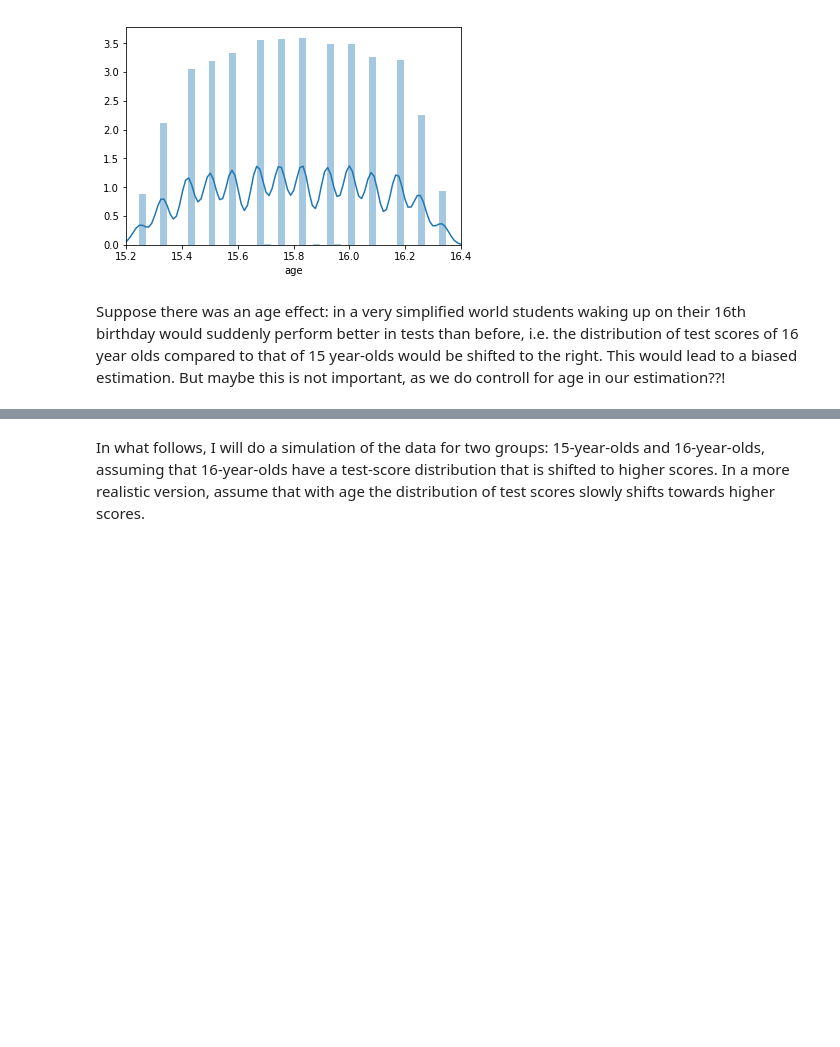
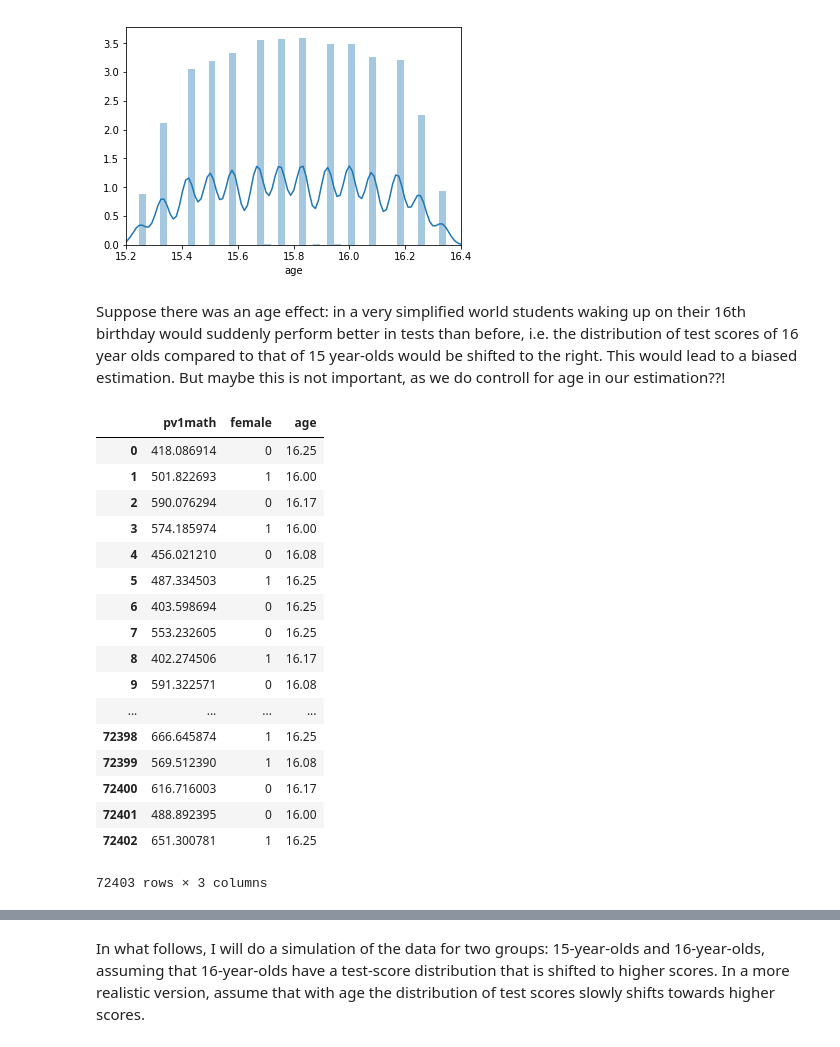
Before and after one commit to MVBrinker/student-project-ELJust, a Jupyter notebook: Woessmann_School_System.ipynb, the cells around one changed output, grey strips where cells are left out. Drawn from its saved outputs; the diff is of its cells as text; code cells hidden in the pictures; blank space fills up the shorter version.

```diff
--- a/Woessmann_School_System.ipynb
+++ b/Woessmann_School_System.ipynb
@@ -469,8 +469,26 @@ for i in range(df['age'].count()):
 # %%
 df_16 = pd.DataFrame(
     {'pv1math': list_of_scores,
      'female': list_of_sex,
      'age' : list_of_ages
     })
-df_16
+# %% [output]
+|  | pv1math | female | age |
+| 0 | 418.086914 | 0 | 16.25 |
+| 1 | 501.822693 | 1 | 16.00 |
+| 2 | 590.076294 | 0 | 16.17 |
+| 3 | 574.185974 | 1 | 16.00 |
+| 4 | 456.021210 | 0 | 16.08 |
+| 5 | 487.334503 | 1 | 16.25 |
+| 6 | 403.598694 | 0 | 16.25 |
+| 7 | 553.232605 | 0 | 16.25 |
+| 8 | 402.274506 | 1 | 16.17 |
+| 9 | 591.322571 | 0 | 16.08 |
+| ... | ... | ... | ... |
+| 72398 | 666.645874 | 1 | 16.25 |
+| 72399 | 569.512390 | 1 | 16.08 |
+| 72400 | 616.716003 | 0 | 16.17 |
+| 72401 | 488.892395 | 0 | 16.00 |
+| 72402 | 651.300781 | 1 | 16.25 |
+72403 rows × 3 columns
 # %%
```
Also changed, not shown: parts of 7 cells of this notebook.
